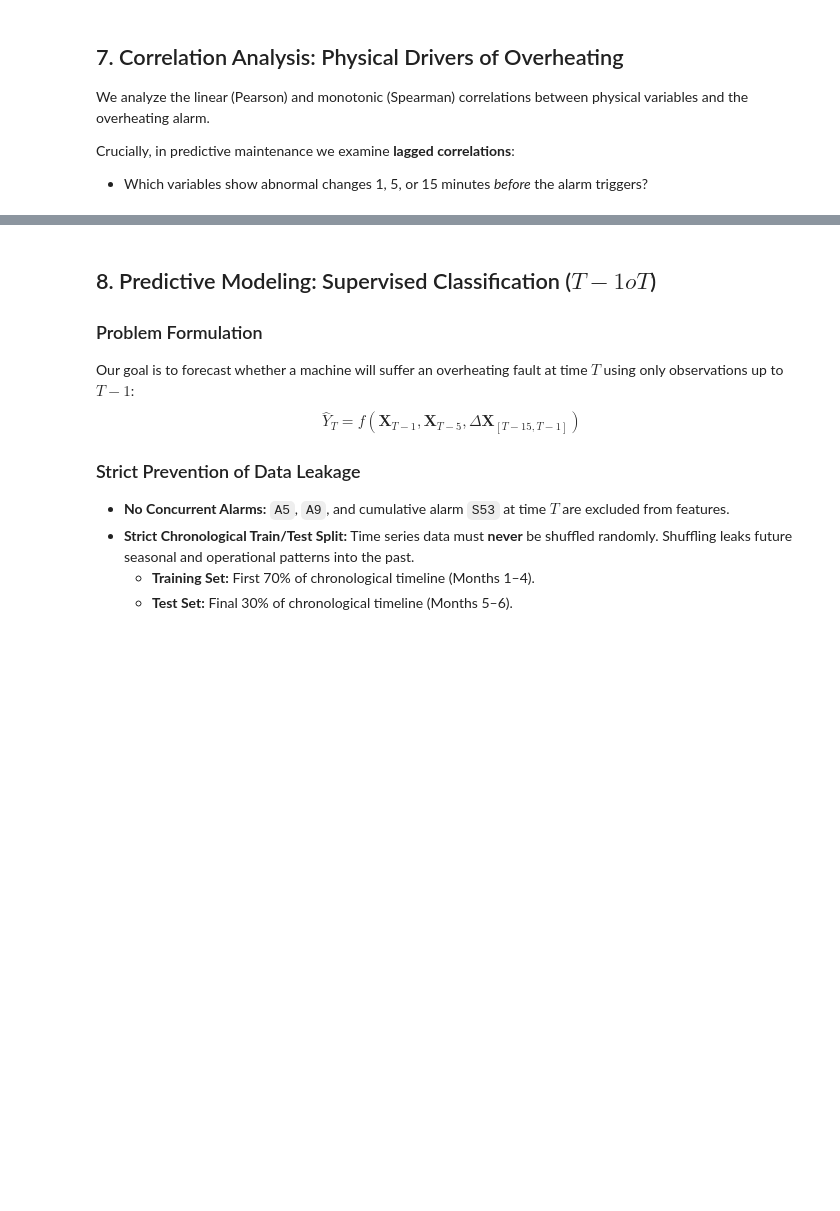
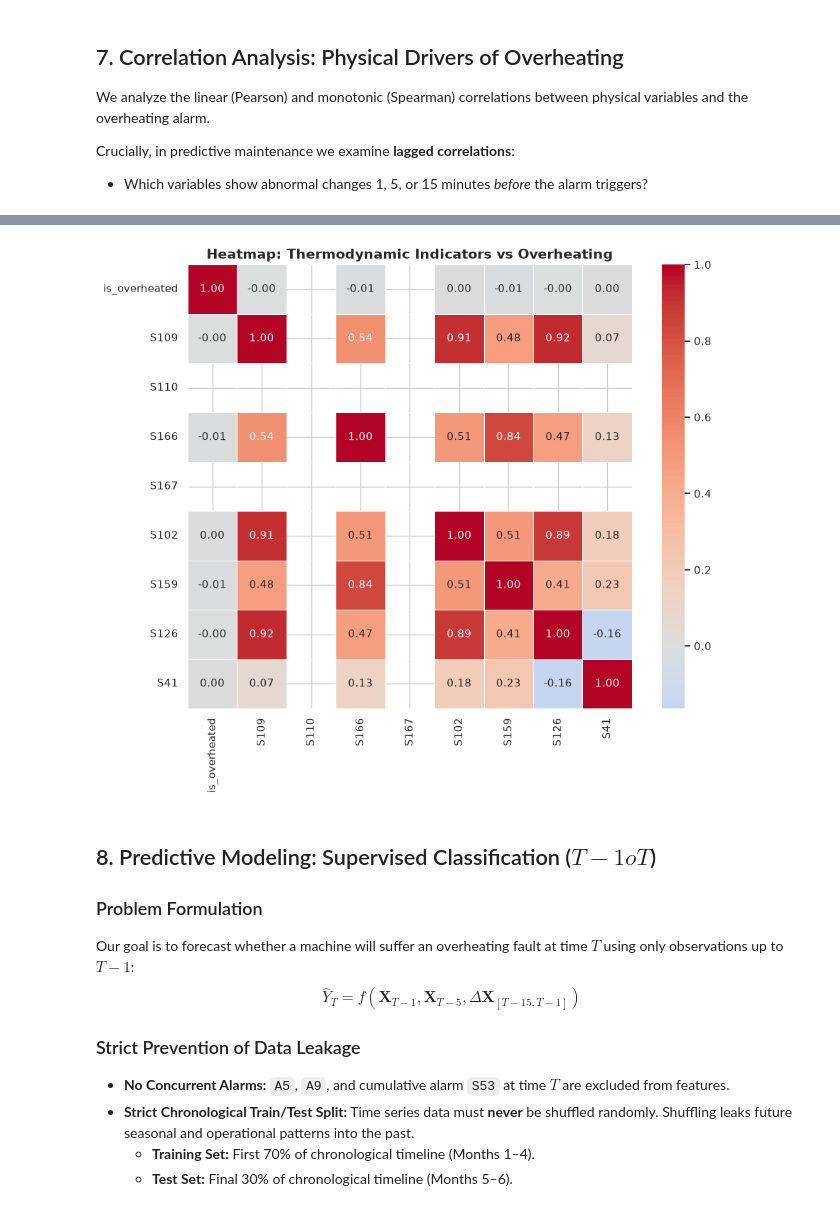
Before and after one commit to PasqualeAndreacchio/AnomalyDection-Spark, a Jupyter notebook: predictive_maintenance.ipynb, the cells around one changed output, grey strips where cells are left out. Cells and saved outputs as stored; diff of their text form; code cells hidden in the pictures; blank space fills up the shorter version.

```diff
--- a/predictive_maintenance.ipynb
+++ b/predictive_maintenance.ipynb
@@ -188,7 +242,7 @@ Pivoting all 75+ metrics across 6 months of 1-minute buckets triggers catastroph
 continuous_features = [
     "S41", "S100", "S101", "S102", "S106", "S107", "S108", "S109", "S110",
     "S124", "S125", "S126", "S157", "S158", "S159", "S163", "S164", "S165",
-    "S166", "S167", "S180", "S181", "E1", "E2", "S81", "S138", "S39", "S40"
+    "S166", "S167", "S180", "S181", "S81", "S138", "S39", "S40"
 ]
 
 discrete_features = [
@@ -238,6 +310,6 @@ df_clean = df_wide.select(
 )
 
 # Filter out initial warm-up rows where key features remain null
-df_clean = df_clean.dropna(subset=["S41", "E1"])
+df_clean = df_clean.dropna(subset=["S41"])
 
 print("Cleaned dataset ready for analytics & modeling.")
@@ -253,7 +327,7 @@ Crucially, in predictive maintenance we examine **lagged correlations**:
 pdf_data = df_clean.select(
     "hwid", "timestamp_bucket", "is_overheated",
     "S41", "S109", "S110", "S166", "S167", "S102", "S159", "S126",
-    "E1", "S125", "S181", "S117", "S118", "S169", "S170", "S81"
+    "S125", "S181", "S117", "S118", "S169", "S170", "S81"
 ).orderBy("hwid", "timestamp_bucket").toPandas()
 
 print(f"Dataset shape: {pdf_data.shape[0]} records, {pdf_data.shape[1]} columns")
@@ -277,19 +357,21 @@ plt.show()
 # %%
 # Correlation Heatmap for Key Physical Variables
-key_vars = ["is_overheated", "S109", "S110", "S166", "S167", "S102", "S159", "S126", "E1", "S41"]
+key_vars = ["is_overheated", "S109", "S110", "S166", "S167", "S102", "S159", "S126", "S41"]
 plt.figure(figsize=(10, 8))
 sns.heatmap(
     corr_matrix.loc[key_vars, key_vars],
     annot=True,
     fmt=".2f",
     cmap="coolwarm",
     center=0,
     square=True,
     linewidths=0.5
 )
 plt.title("Heatmap: Thermodynamic Indicators vs Overheating", fontsize=14, fontweight="bold")
 plt.tight_layout()
 plt.show()
+# %% [output]
+[figure, added]
 # %% [markdown]
 ## 8. Predictive Modeling: Supervised Classification ($T-1 	o T$)
 ### Problem Formulation
```
Also changed, not shown: parts of 18 cells of this notebook, 1 other file.
